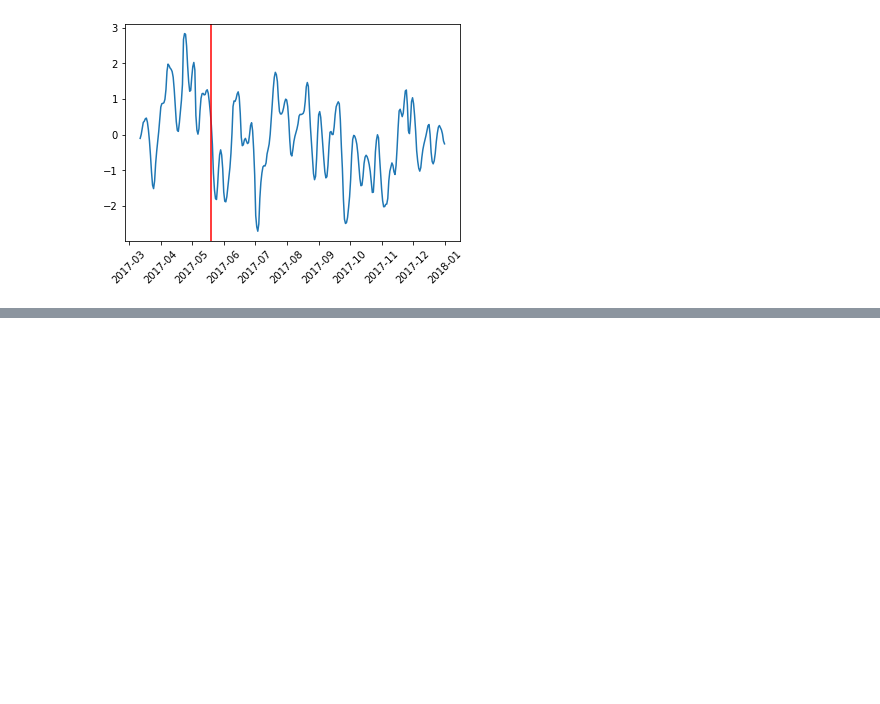
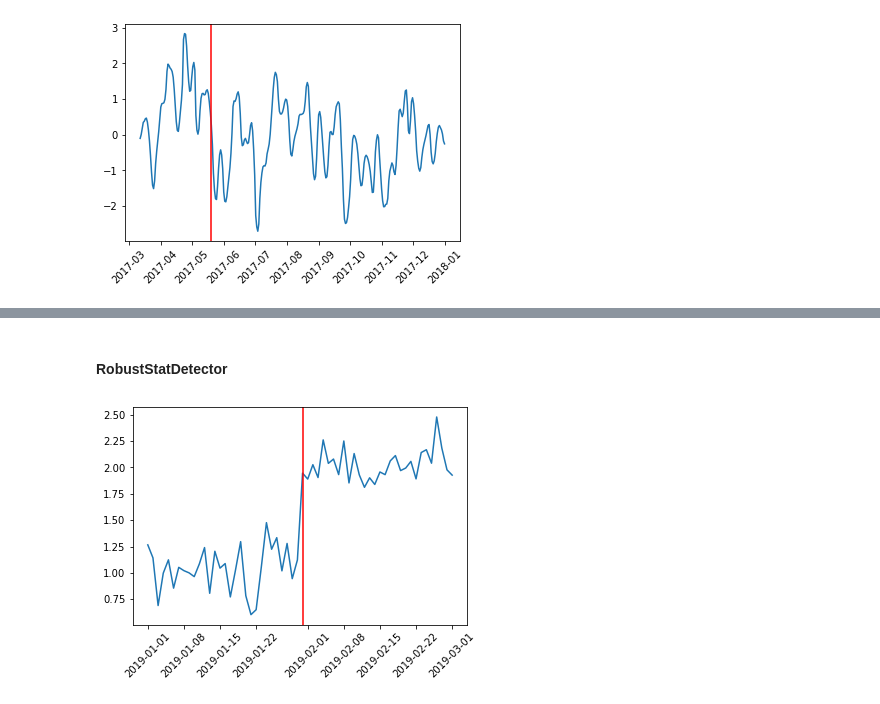
Before and after one commit to bcheng004/Kats-example, a Jupyter notebook: notebooks/bcheng004_Kats_windows.ipynb, the cells around one changed output, grey strips where cells are left out. Cells and saved outputs as stored; diff of their text form; code cells hidden in the pictures; blank space fills up the shorter version.

```diff
--- a/notebooks/bcheng004_Kats_windows.ipynb
+++ b/notebooks/bcheng004_Kats_windows.ipynb
@@ -126,0 +180,12 @@ test_detector.plot(test_change_points)
+# %% [markdown]
+#### RobustStatDetector
+# %%
+from kats.detectors.robust_stat_detection import RobustStatDetector
+
+rs_detector_1 = RobustStatDetector(tsd)
+rs_change_points_1 = rs_detector_1.detector()
+plt.clf()
+plt.xticks(rotation=45)
+rs_detector_1.plot(rs_change_points_1)
+# %% [output]
+[figure, added]
```
Also changed, not shown: parts of 8 cells of this notebook.
